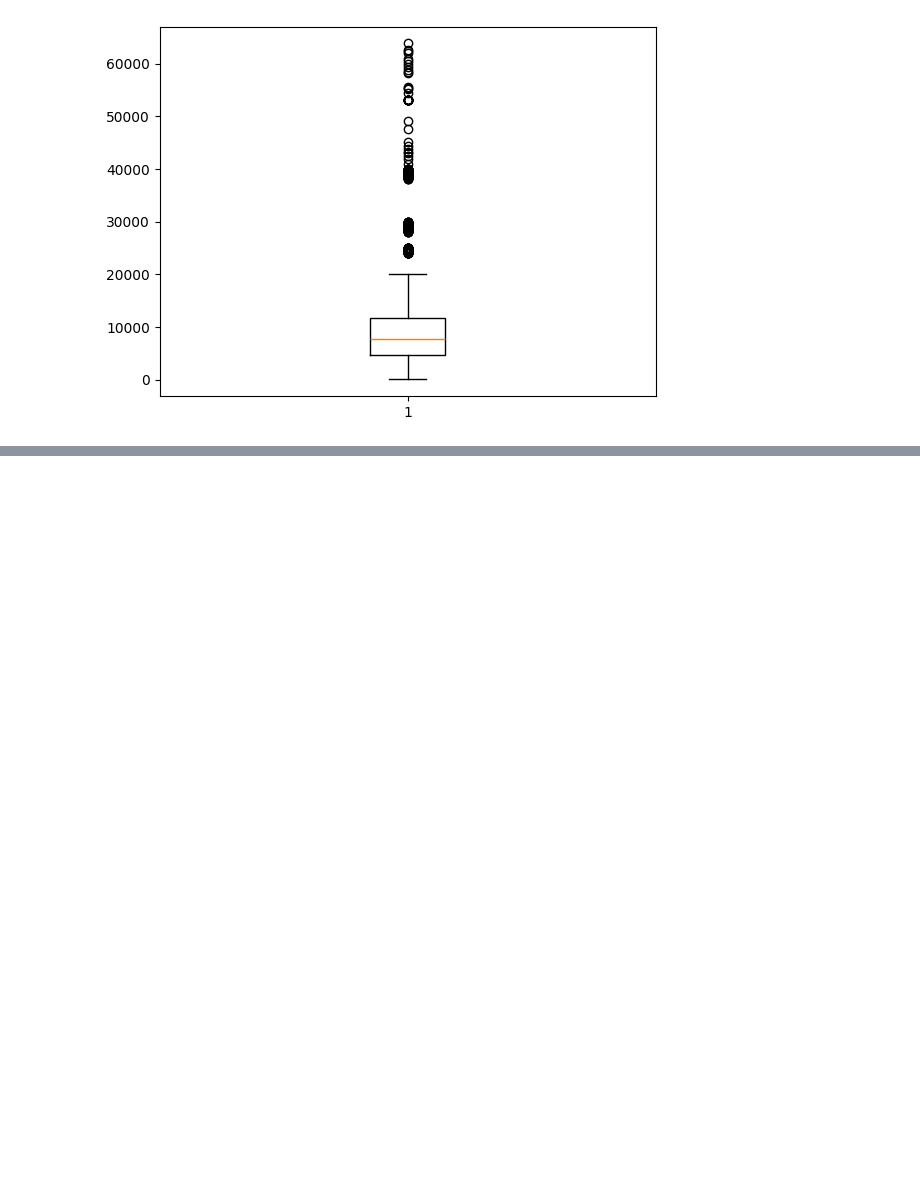
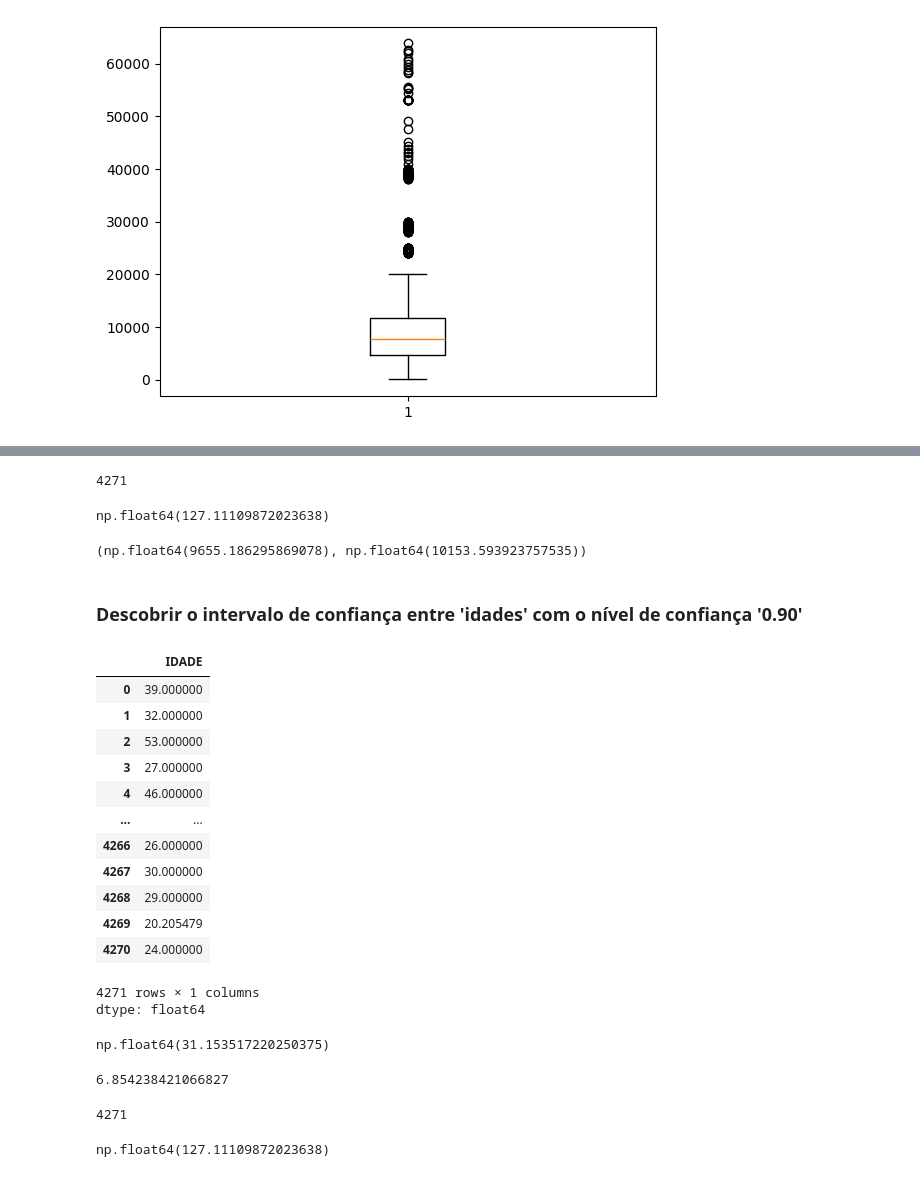
Before and after one commit to Eliane-orlandin/PrograMaria, a Jupyter notebook: analise_dados_colab.ipynb, the cells around one changed output, grey strips where cells are left out. Cells and saved outputs as stored; diff of their text form; code cells hidden in the pictures; blank space fills up the shorter version.

```diff
--- a/analise_dados_colab.ipynb
+++ b/analise_dados_colab.ipynb
@@ -775,0 +811,6 @@ plt.boxplot(dados['SALARIO'])
+# %%
+# Acompanhe o tamanho da amostra:
+tamanho_amostra = len(salarios)
+tamanho_amostra
+# %% [output]
+4271
@@ -775,0 +820,42 @@ plt.boxplot(dados['SALARIO'])
+# %%
+# Calcule o erro padrão:
+erro_padrao = stats.sem(salarios)
+erro_padrao
+# %% [output]
+np.float64(127.11109872023638)
+# %%
+# Calcule o intervalo de confiança:
+intervalo_confianca = stats.t.interval(nivel_confianca, tamanho_amostra -1, loc=media_amostral, scale=erro_padrao)
+intervalo_confianca
+# %% [output]
+(np.float64(9655.186295869078), np.float64(10153.593923757535))
+# %% [markdown]
+### Descobrir o intervalo de confiança entre 'idades' com o nível de confiança '0.90'
+# %%
+idades = dados['IDADE']
+idades
+# %% [output]
+|  | IDADE |
+| 0 | 39.000000 |
+| 1 | 32.000000 |
+| 2 | 53.000000 |
+| 3 | 27.000000 |
+| 4 | 46.000000 |
+| ... | ... |
+| 4266 | 26.000000 |
+| 4267 | 30.000000 |
+| 4268 | 29.000000 |
+| 4269 | 20.205479 |
+| 4270 | 24.000000 |
+4271 rows × 1 columns
+dtype: float64
+# %%
+idade_amostral = np.mean(idades)
+idade_amostral
+# %% [output]
+np.float64(31.153517220250375)
+# %%
+desvio_amostral = np.std(idades)
+desvio_amostral
+# %% [output]
+6.854238421066827
@@ -775,0 +864,10 @@ plt.boxplot(dados['SALARIO'])
+# %%
+tamanho_amostra = len(idades)
+tamanho_amostra
+# %% [output]
+4271
+# %%
+erro_padrao_idades = stats.sem(idades)
+erro_padrao
+# %% [output]
+np.float64(127.11109872023638)
```
Also changed, not shown: parts of 13 cells of this notebook.
